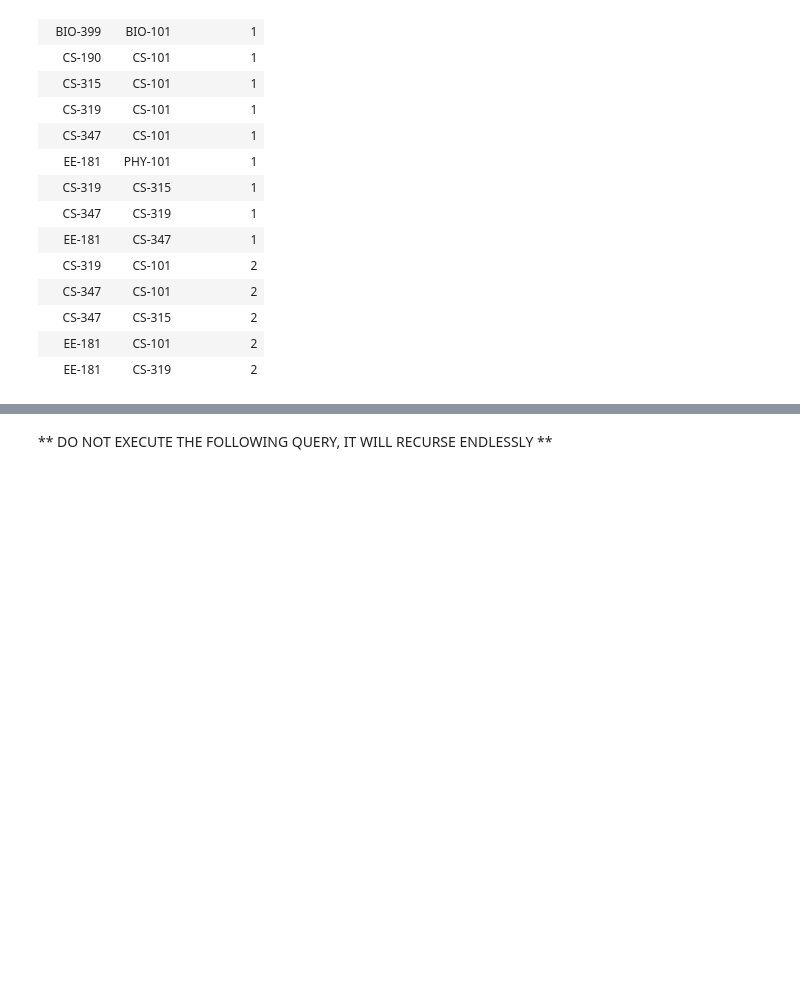
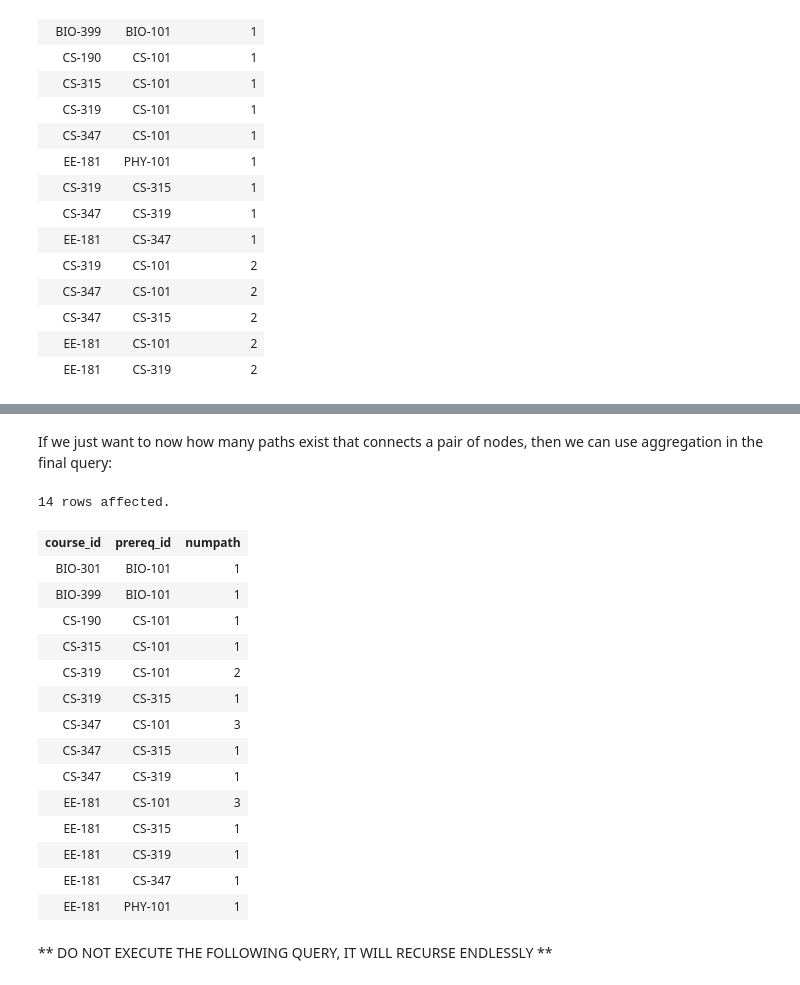
Before and after one commit to IITDBGroup/cs425, a Jupyter notebook: classnotebook-2017-Fall/CS425-2017-Notebook.ipynb, the cells around one changed output, grey strips where cells are left out. Drawn from its saved outputs; the diff is of its cells as text; code cells hidden in the pictures; blank space fills up the shorter version.

```diff
--- a/classnotebook-2017-Fall/CS425-2017-Notebook.ipynb
+++ b/classnotebook-2017-Fall/CS425-2017-Notebook.ipynb
@@ -780,3 +870,34 @@ SELECT * FROM inpre;
+# %% [markdown]
+If we just want to now how many paths exist that connects a pair of nodes, then we can use aggregation in the final query:
+# %%
+%%sql
+WITH RECURSIVE inpre AS (
+SELECT *, 1 path_length, course_id || ' -> ' || prereq_id AS p FROM prereq
+UNION
+SELECT inpre.course_id, two.prereq_id, path_length + 1 AS path_length, p || '->' || two.prereq_id AS p
+FROM inpre, prereq two
+WHERE inpre.prereq_id = two.course_id
+)
+SELECT course_id, prereq_id, count(*) AS numPath
+FROM inpre
+GROUP BY course_id, prereq_id
+# %% [output]
+14 rows affected.
+| course_id | prereq_id | numpath |
+| BIO-301 | BIO-101 | 1 |
+| BIO-399 | BIO-101 | 1 |
+| CS-190 | CS-101 | 1 |
+| CS-315 | CS-101 | 1 |
+| CS-319 | CS-101 | 2 |
+| CS-319 | CS-315 | 1 |
+| CS-347 | CS-101 | 3 |
+| CS-347 | CS-315 | 1 |
+| CS-347 | CS-319 | 1 |
+| EE-181 | CS-101 | 3 |
+| EE-181 | CS-315 | 1 |
+| EE-181 | CS-319 | 1 |
+| EE-181 | CS-347 | 1 |
+| EE-181 | PHY-101 | 1 |
 # %% [markdown]
 ** DO NOT EXECUTE THE FOLLOWING QUERY, IT WILL RECURSE ENDLESSLY **
 # %%
```
Also changed, not shown: parts of 7 cells of this notebook, 1 other file.
